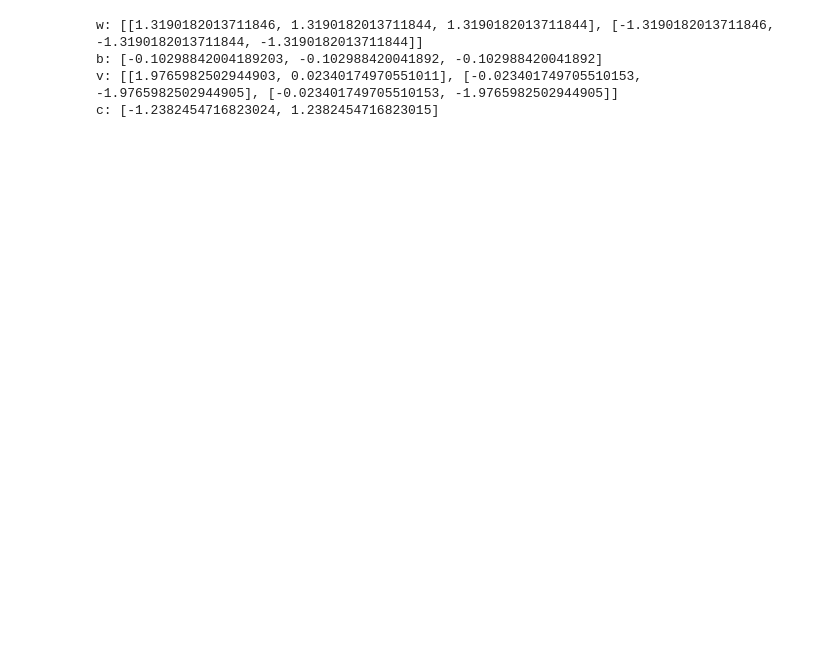
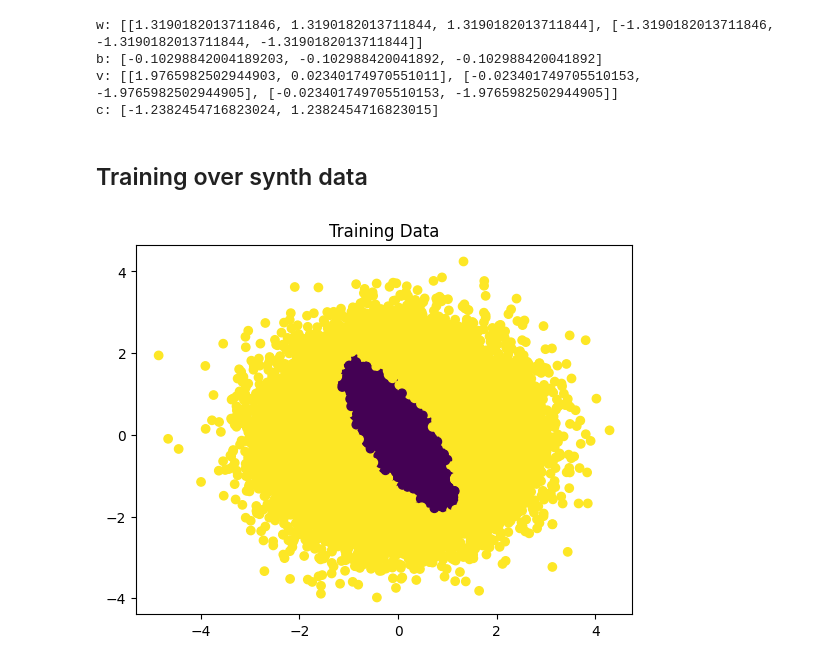
Before and after one commit to michelexyz/deeplearning_assignments, a Jupyter notebook: Assigment1/assigment.ipynb, the cells around one changed output. Cells and saved outputs as stored; diff of their text form; code cells hidden in the pictures; blank space fills up the shorter version.

```diff
--- a/Assigment1/assigment.ipynb
+++ b/Assigment1/assigment.ipynb
@@ -255,3 +256,19 @@ w: [[1.3190182013711846, 1.3190182013711844, 1.3190182013711844], [-1.3190182013
 b: [-0.10298842004189203, -0.102988420041892, -0.102988420041892]
 v: [[1.9765982502944903, 0.02340174970551011], [-0.023401749705510153, -1.9765982502944905], [-0.023401749705510153, -1.9765982502944905]]
 c: [-1.2382454716823024, 1.2382454716823015]
+# %% [markdown]
+## Training over synth data
+# %%
+from data import load_synth
+
+# Load the synthetic dataset
+(xtrain, ytrain), (xval, yval), num_cls = load_synth()
+# %%
+#plot the data
+import matplotlib.pyplot as plt
+
+plt.scatter(xtrain[:, 0], xtrain[:, 1], c=ytrain)
+plt.title("Training Data")
+plt.show()
+# %% [output]
+[figure, added]
```
Also changed, not shown: parts of 16 cells of this notebook, 1 other file.
